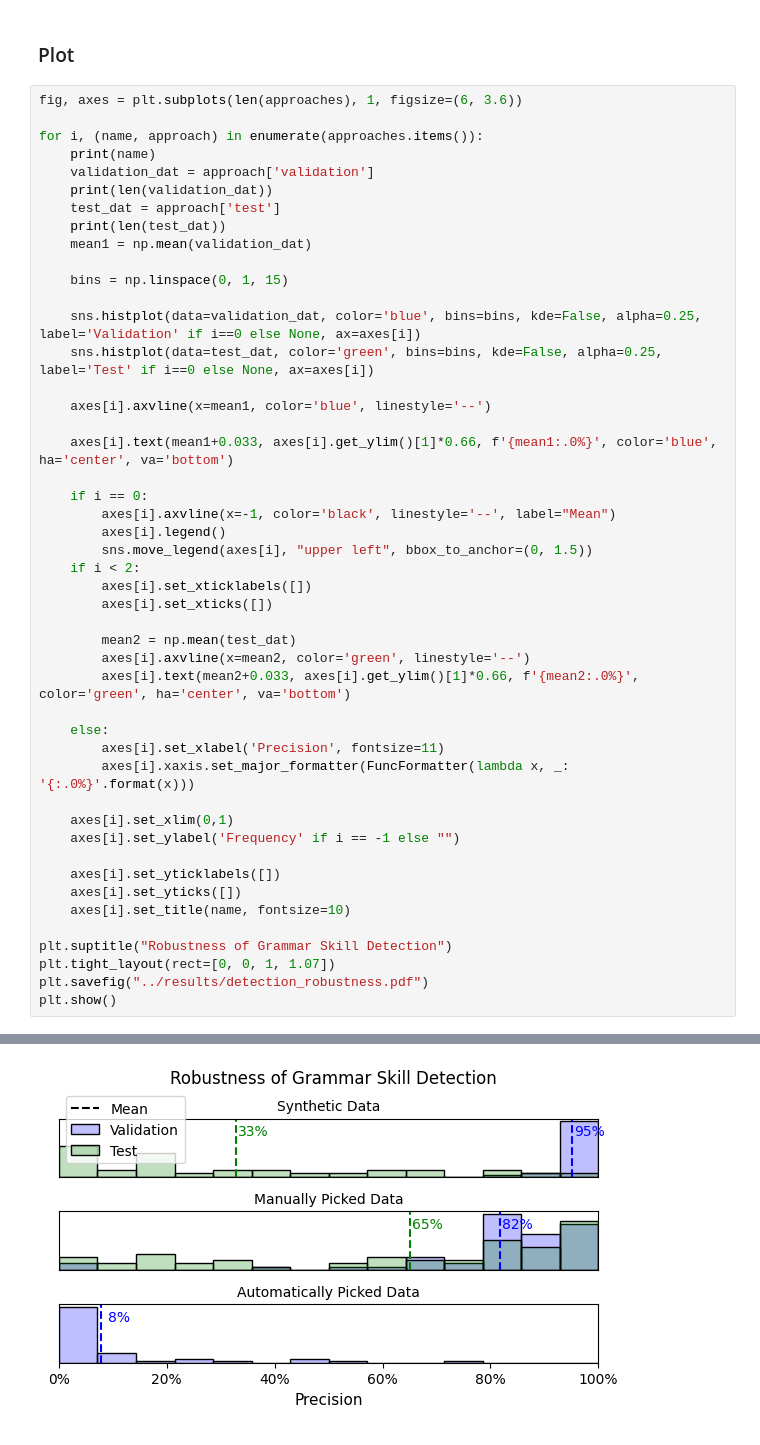
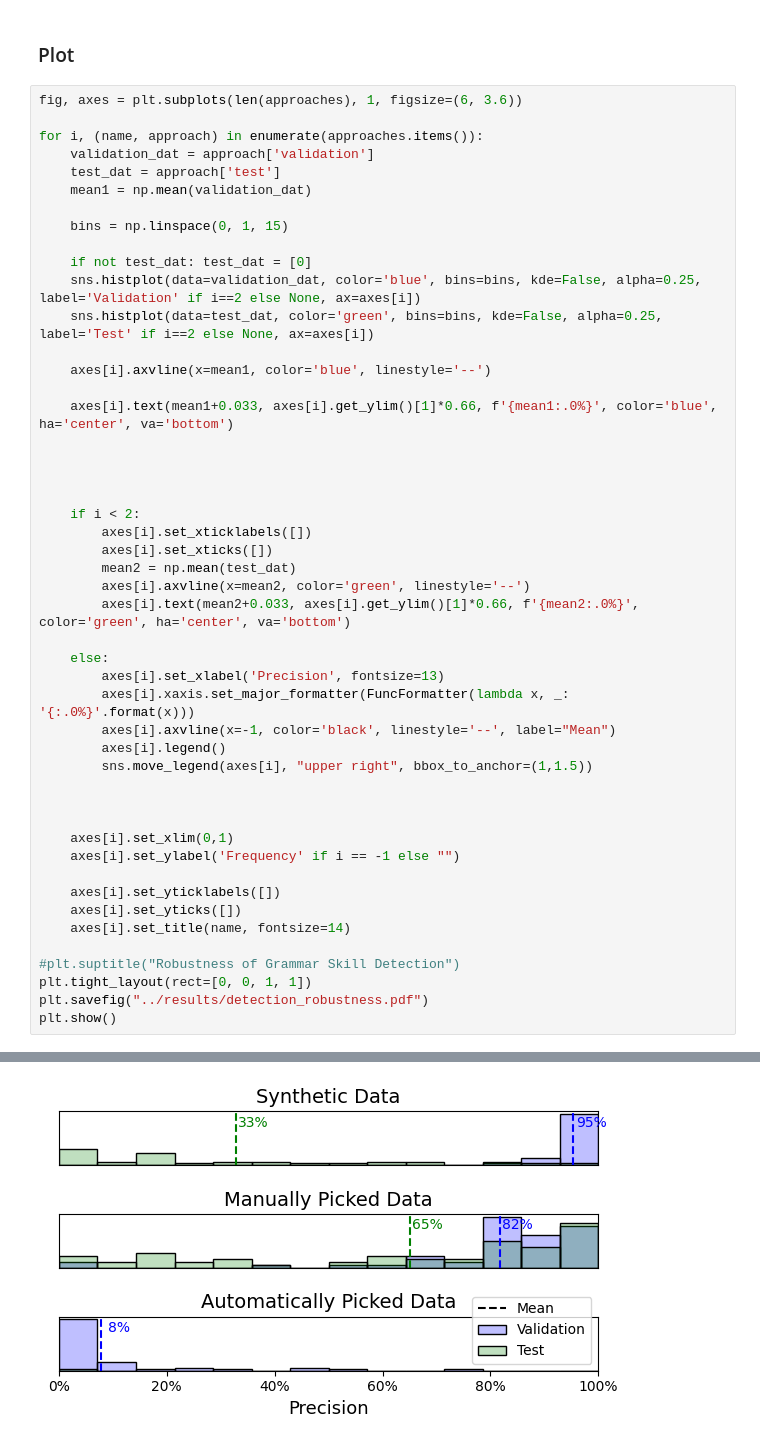
Before and after one commit to shivster2000/grammarctg, a Jupyter notebook: experiments/010_detection_synthetic.ipynb, the cells around one changed output, grey strips where cells are left out. Drawn from its saved outputs; the diff is of its cells as text.

Commit message:
update detection experiment

```diff
--- a/experiments/010_detection_synthetic.ipynb
+++ b/experiments/010_detection_synthetic.ipynb
@@ -148,47 +155,48 @@ for name, approach in approaches.items():
 fig, axes = plt.subplots(len(approaches), 1, figsize=(6, 3.6))
 
 for i, (name, approach) in enumerate(approaches.items()):
-    print(name)
     validation_dat = approach['validation']
-    print(len(validation_dat))
     test_dat = approach['test']
-    print(len(test_dat))
     mean1 = np.mean(validation_dat)
 
     bins = np.linspace(0, 1, 15)
 
-    sns.histplot(data=validation_dat, color='blue', bins=bins, kde=False, alpha=0.25, label='Validation' if i==0 else None, ax=axes[i])
-    sns.histplot(data=test_dat, color='green', bins=bins, kde=False, alpha=0.25, label='Test' if i==0 else None, ax=axes[i])
+    if not test_dat: test_dat = [0]
+    sns.histplot(data=validation_dat, color='blue', bins=bins, kde=False, alpha=0.25, label='Validation' if i==2 else None, ax=axes[i])
+    sns.histplot(data=test_dat, color='green', bins=bins, kde=False, alpha=0.25, label='Test' if i==2 else None, ax=axes[i])
 
     axes[i].axvline(x=mean1, color='blue', linestyle='--')
 
     axes[i].text(mean1+0.033, axes[i].get_ylim()[1]*0.66, f'{mean1:.0%}', color='blue', ha='center', va='bottom')
 
-    if i == 0:
-        axes[i].axvline(x=-1, color='black', linestyle='--', label="Mean")
-        axes[i].legend()
-        sns.move_legend(axes[i], "upper left", bbox_to_anchor=(0, 1.5))
+
+
+
     if i < 2:
         axes[i].set_xticklabels([])
         axes[i].set_xticks([])
-
         mean2 = np.mean(test_dat)
         axes[i].axvline(x=mean2, color='green', linestyle='--')
         axes[i].text(mean2+0.033, axes[i].get_ylim()[1]*0.66, f'{mean2:.0%}', color='green', ha='center', va='bottom')
 
     else:
-        axes[i].set_xlabel('Precision', fontsize=11)
+        axes[i].set_xlabel('Precision', fontsize=13)
         axes[i].xaxis.set_major_formatter(FuncFormatter(lambda x, _: '{:.0%}'.format(x)))
+        axes[i].axvline(x=-1, color='black', linestyle='--', label="Mean")
+        axes[i].legend()
+        sns.move_legend(axes[i], "upper right", bbox_to_anchor=(1,1.5))
+
+
 
     axes[i].set_xlim(0,1)
     axes[i].set_ylabel('Frequency' if i == -1 else "")
 
     axes[i].set_yticklabels([])
     axes[i].set_yticks([])
-    axes[i].set_title(name, fontsize=10)
+    axes[i].set_title(name, fontsize=14)
 
-plt.suptitle("Robustness of Grammar Skill Detection")
-plt.tight_layout(rect=[0, 0, 1, 1.07])
+#plt.suptitle("Robustness of Grammar Skill Detection")
+plt.tight_layout(rect=[0, 0, 1, 1])
 plt.savefig("../results/detection_robustness.pdf")
 plt.show()
 # %% [output]
@@ -204 +203 @@ Automatically Picked Data
-[figure, old version]
+[figure, new version]
```
Also changed, not shown: parts of 2 cells of this notebook, 2 other files.
